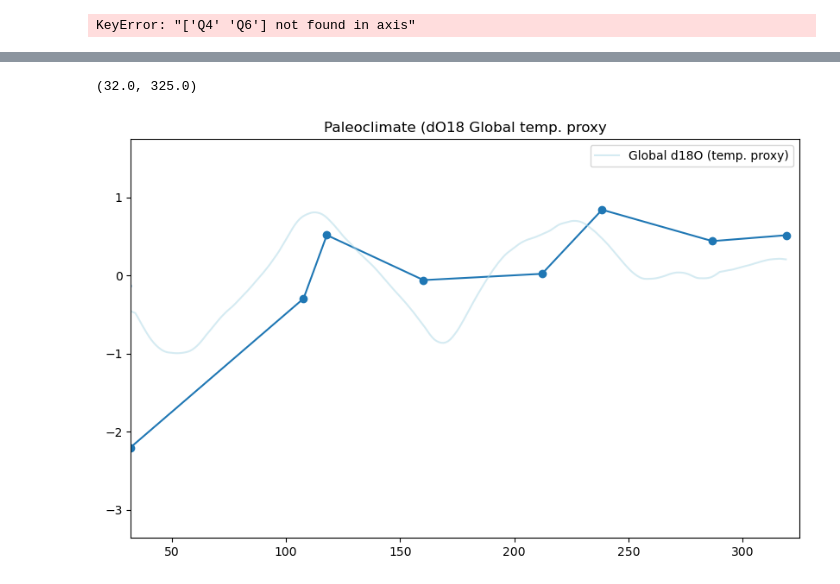
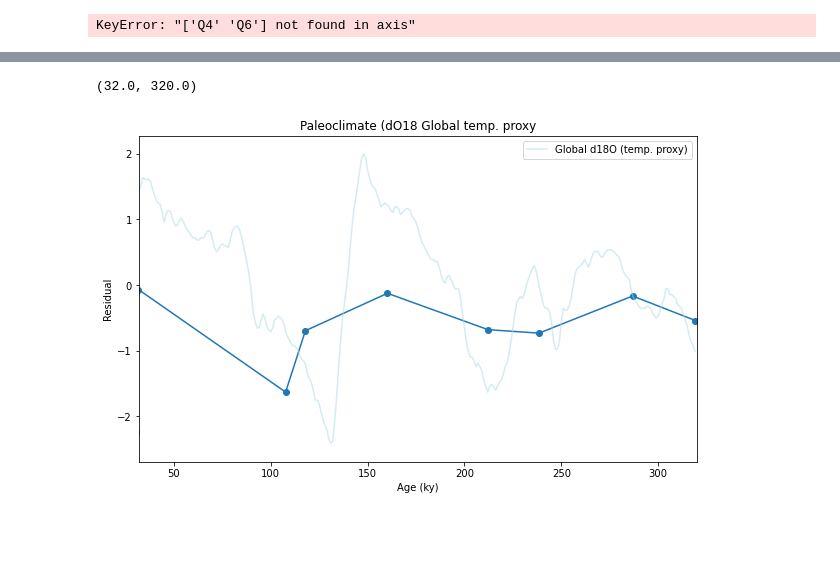
Before and after one commit to henrytcrawford/MSc_scripts_Aconquija, a Jupyter notebook: spot_sample/spots_PCA.ipynb, the cells around one changed output, grey strips where cells are left out. Cells and saved outputs as stored; diff of their text form; code cells hidden in the pictures; blank space fills up the shorter version.

```diff
--- a/spot_sample/spots_PCA.ipynb
+++ b/spot_sample/spots_PCA.ipynb
@@ -31,7 +31,7 @@ KeyError: "['Q4' 'Q6'] not found in axis"
 # read in data
 data = pd.read_csv('SPOTS_age_norm_across_only.csv', header = 0, index_col = 0)
 #data = data[:229] # clipped to remove band bands
-data = data.drop([ '16.4799995422','78.5', '314.485'], axis=1)
+#data = data.drop([ '16.4799995422','78.5', '314.485'], axis=1)
 
 ages = np.array(data.columns.values.astype(float)) # save ages as an array for plotting
 ages = np.round(ages, 2) # round age array
@@ -811,6 +717,13 @@ array([ 0.25109352, -0.49019278, -0.03568267, -0.15288446, -0.14114435,
 # take ln of x and y, run linear regression, plot and unpack
 import math
 from sklearn.metrics import r2_score
+from sklearn.linear_model import LinearRegression
+
+# data
+PC1 = PCs[:,0]
+PC1_posative = PC1 - PC1.min()
+ages_log = np.log10(ages[1:])
+PC1_log = np.log10(PC1_posative[1:])
 
 # run linear regression
 X = ages_log.reshape(-1,1) # values converts it into a numpy array
@@ -838,7 +751,7 @@ plt.ylabel('PC1')
 plt.title('log space (R^2: {})'.format(r2))
 
 plt.subplot(1,3,2)
-plt.scatter(ages[1:], Y_pred_unpacked)
+plt.scatter(ages[1:], PC1_posative[1:])
 plt.plot(ages[1:], Y_pred_unpacked, color='red')
 plt.xlabel('Age (ka)')
 plt.ylabel('PC1')
@@ -910,7 +823,7 @@ ice_proxy = O18_global.loc[O18_global['age'] >= ages_fans.min()] # paleo data wi
 ice_proxy = ice_proxy.loc[ice_proxy['age'] <= max(ages_fans)] # paleo data with ages < max age chosen
 ages_proxy = ice_proxy['age']
 
-fans = residuals[0:len(ages_fans) + 1]
+fans = residuals[0:len(ages_fans)]
 
 # normalize each dataset
 ice_proxy['dO18'] = (ice_proxy['dO18'] - ice_proxy['dO18'].mean())/ice_proxy['dO18'].std()
@@ -921,18 +834,20 @@ ice_proxy_pts = np.interp(ages_fans, ice_proxy['age'], ice_proxy['dO18']) # extr
 #fans_pts = np.interp(ages_proxy, ages_fans, fans) # extract points for every proxy value
 # %%
 # Plot
-ice_proxy_avg = movingaverage(ice_proxy['dO18'], 60)
+ice_proxy_avg = movingaverage(ice_proxy['dO18'], 1)
 
 plt.figure(figsize = (10,6))
 plt.scatter(ages_fans, fans) # residual data
 plt.plot(ages_fans, fans)
-plt.plot(ages_proxy, ice_proxy_avg, color = 'lightblue', alpha = 0.5,label = 'Global d18O (temp. proxy)')
+plt.plot(ages_proxy, ice_proxy_avg * -1, color = 'lightblue', alpha = 0.5,label = 'Global d18O (temp. proxy)')
 plt.title('Paleoclimate (dO18 Global temp. proxy')
+plt.xlabel('Age (ky)')
+plt.ylabel('Residual')
 plt.legend()
 
-plt.xlim(32, 325)
+plt.xlim(32, 320)
 # %% [output]
-(32.0, 325.0)
+(32.0, 320.0)
-[figure, old version]
+[figure, new version]
 # %%
 (320-35)/8
```
Also changed, not shown: parts of 46 cells of this notebook, 9 other files.
